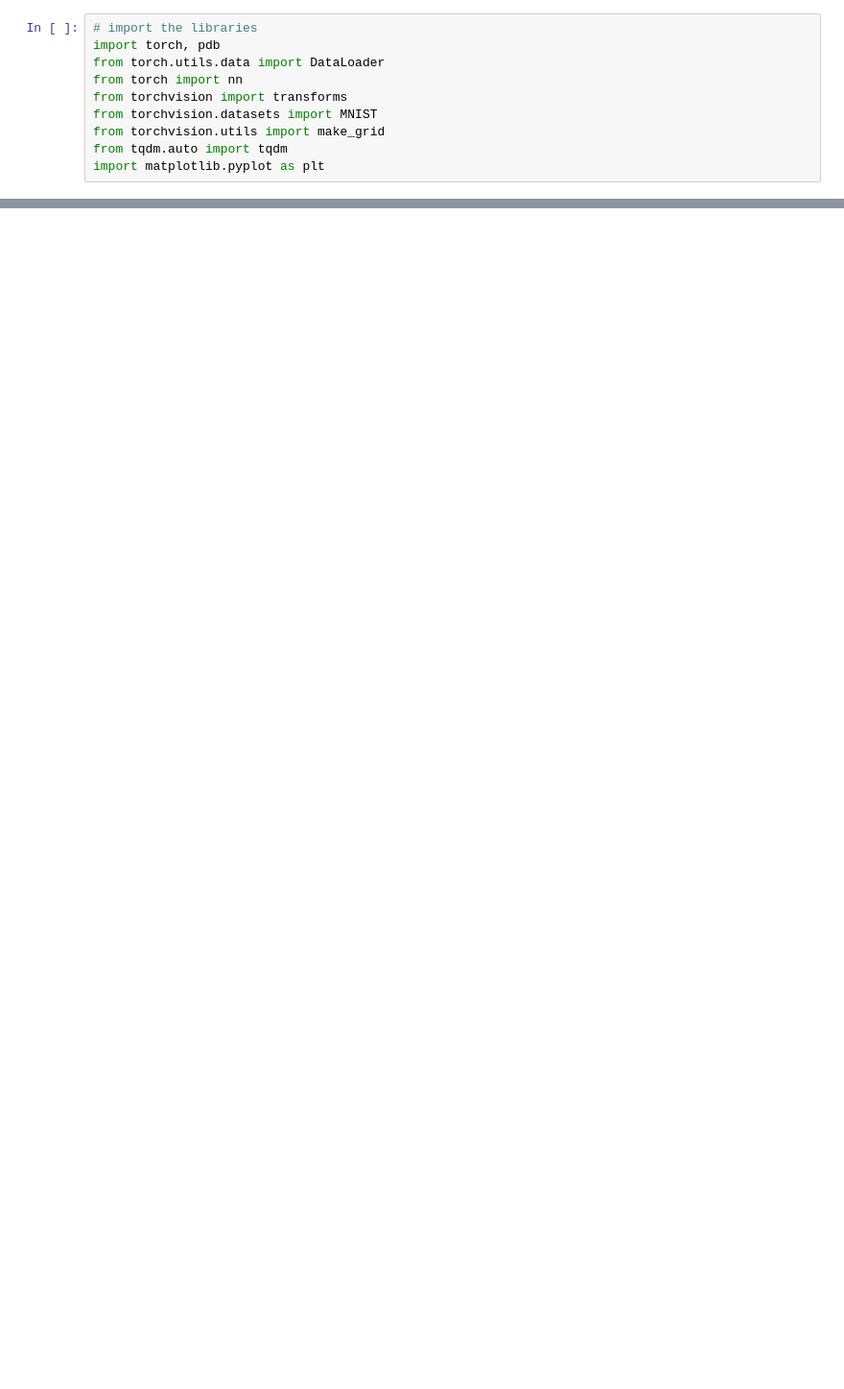
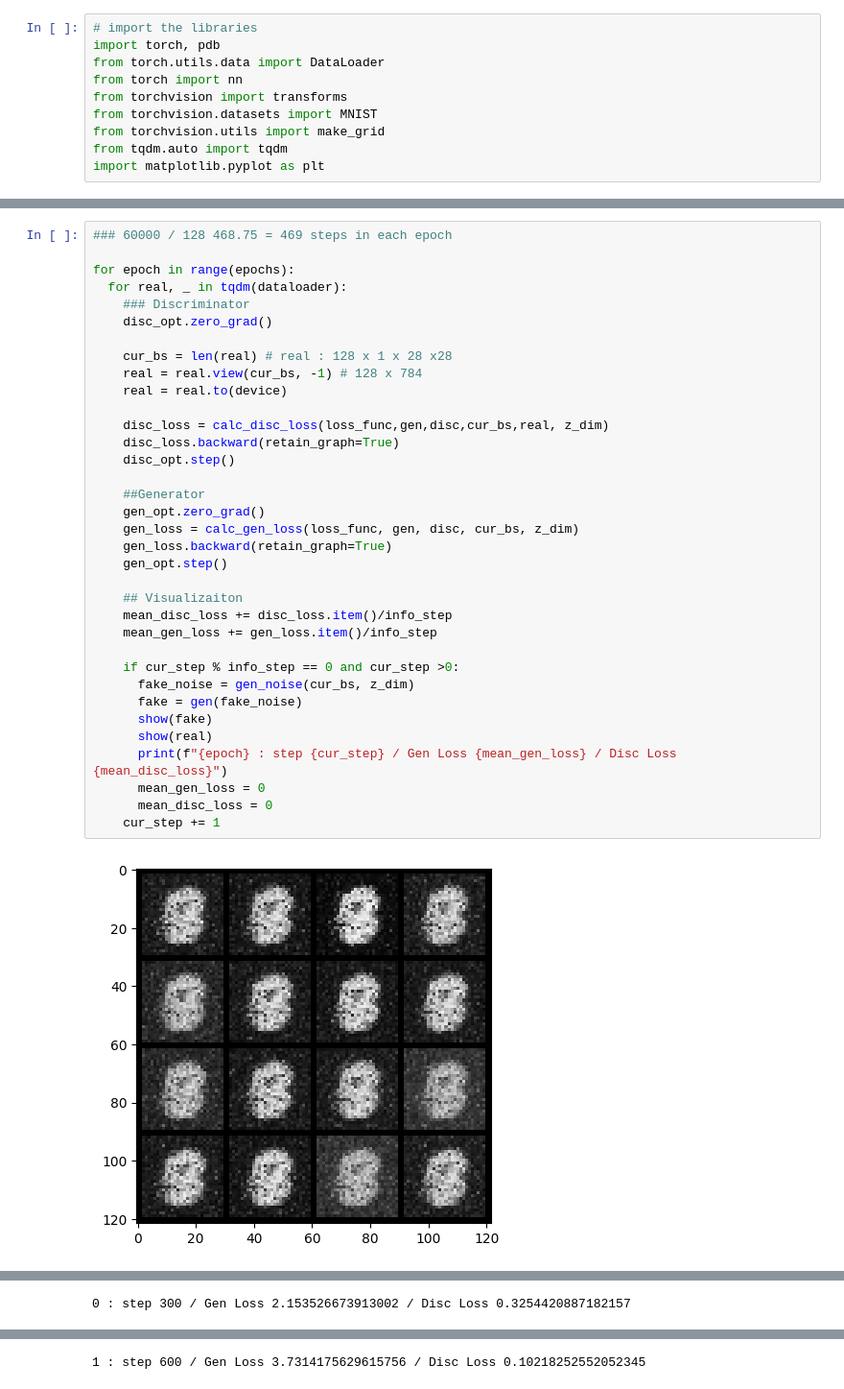
Before and after one commit to rswijesena/AI, a Jupyter notebook: Basic_Image_Gen.ipynb, the cells around one changed output, grey strips where cells are left out. Shown at 96% size. Cells and saved outputs as stored; diff of their text form; blank space fills up the shorter version.

```diff
--- a/Basic_Image_Gen.ipynb
+++ b/Basic_Image_Gen.ipynb
@@ -23,0 +182,37 @@ epochs = 300
+# %%
+### 60000 / 128 468.75 = 469 steps in each epoch
+
+for epoch in range(epochs):
+  for real, _ in tqdm(dataloader):
+    ### Discriminator
+    disc_opt.zero_grad()
+
+    cur_bs = len(real) # real : 128 x 1 x 28 x28
+    real = real.view(cur_bs, -1) # 128 x 784
+    real = real.to(device)
+
+    disc_loss = calc_disc_loss(loss_func,gen,disc,cur_bs,real, z_dim)
+    disc_loss.backward(retain_graph=True)
+    disc_opt.step()
+
+    ##Generator
+    gen_opt.zero_grad()
+    gen_loss = calc_gen_loss(loss_func, gen, disc, cur_bs, z_dim)
+    gen_loss.backward(retain_graph=True)
+    gen_opt.step()
+
+    ## Visualizaiton
+    mean_disc_loss += disc_loss.item()/info_step
+    mean_gen_loss += gen_loss.item()/info_step
+
+    if cur_step % info_step == 0 and cur_step >0:
+      fake_noise = gen_noise(cur_bs, z_dim)
+      fake = gen(fake_noise)
+      show(fake)
+      show(real)
+      print(f"{epoch} : step {cur_step} / Gen Loss {mean_gen_loss} / Disc Loss {mean_disc_loss}")
+      mean_gen_loss = 0
+      mean_disc_loss = 0
+    cur_step += 1
+# %% [output]
+[figure, added]
@@ -23,0 +220 @@ epochs = 300
+0 : step 300 / Gen Loss 2.153526673913002 / Disc Loss 0.3254420887182157
@@ -23,0 +223 @@ epochs = 300
+1 : step 600 / Gen Loss 3.7314175629615756 / Disc Loss 0.10218252552052345
```
Also changed, not shown: parts of 9 cells of this notebook.
